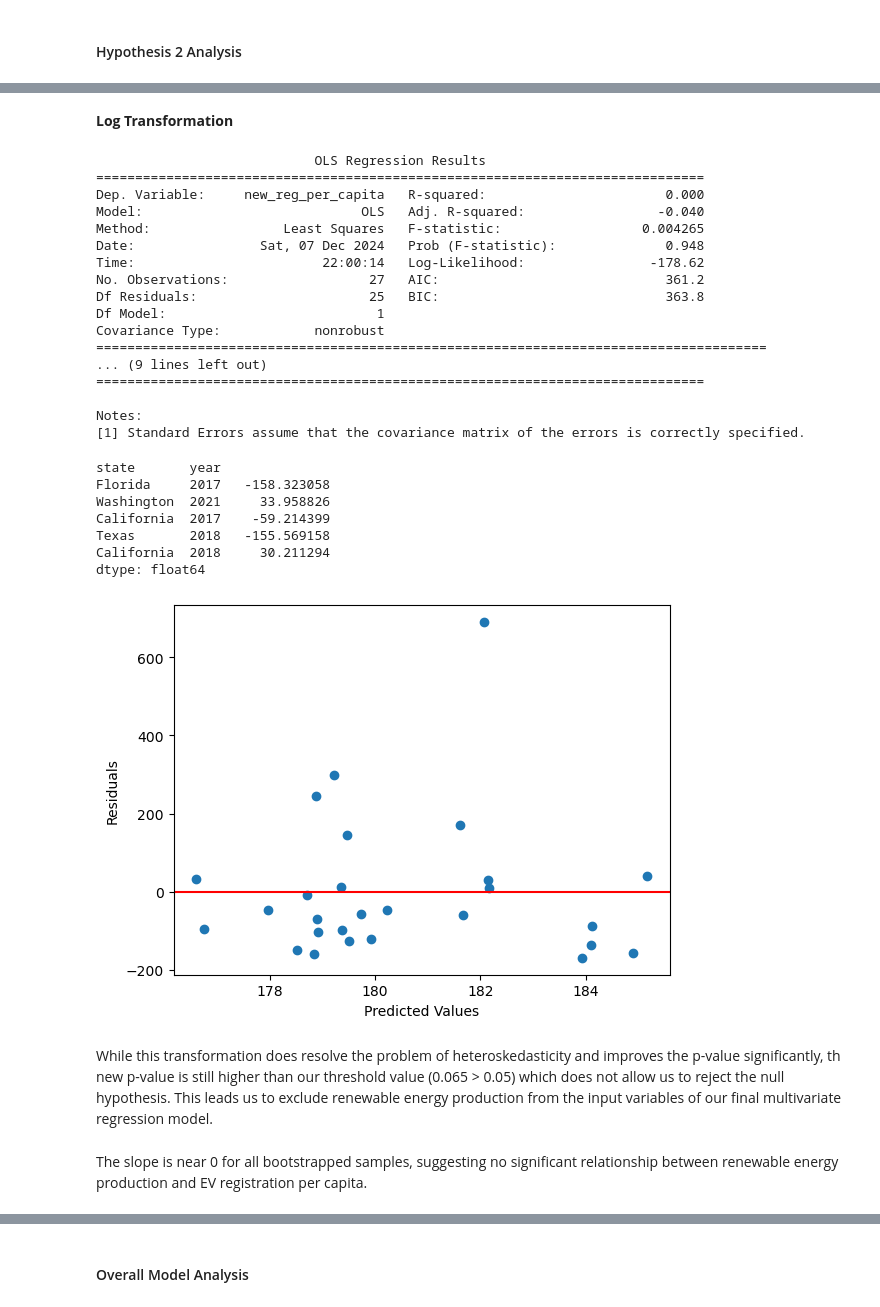
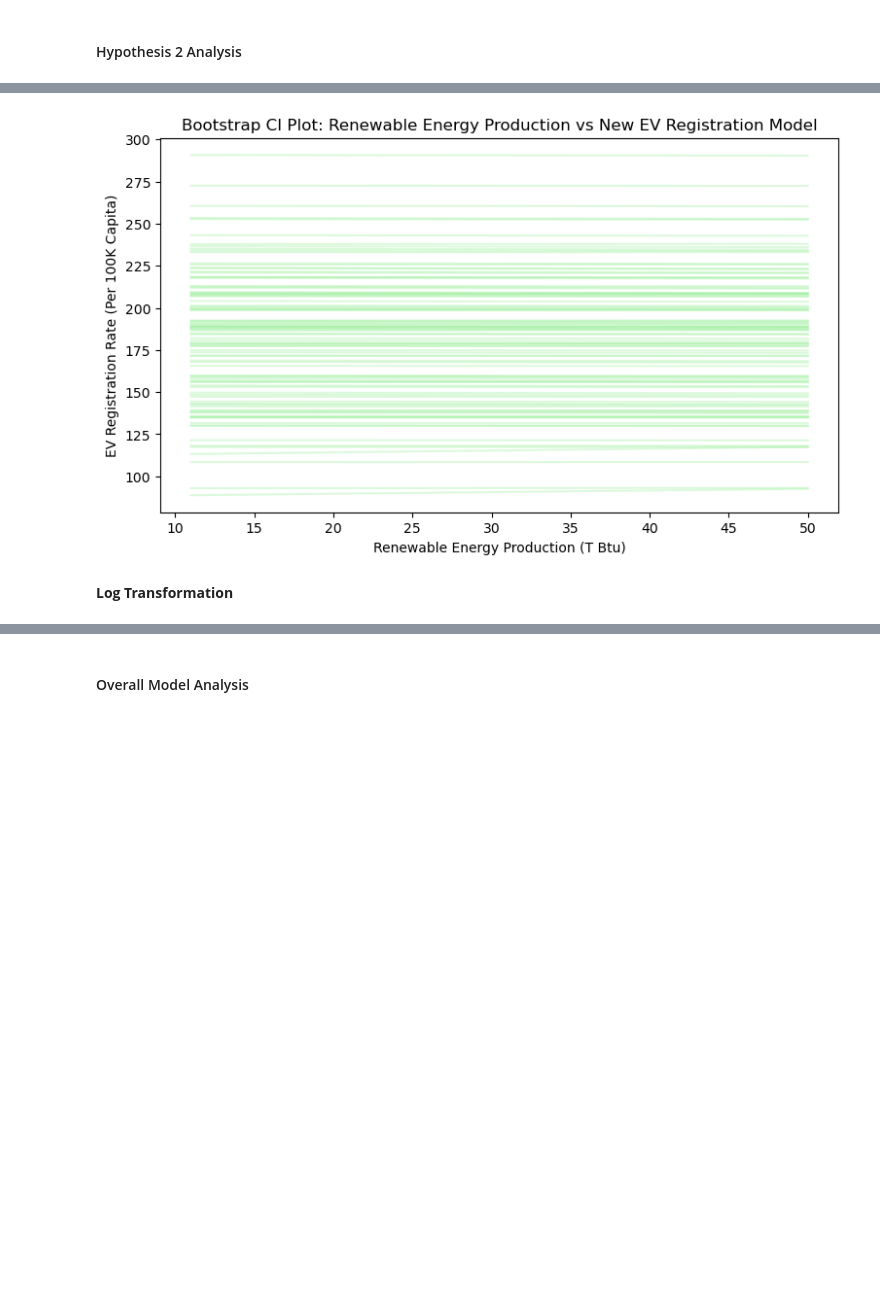
Before and after one commit to kyle-du/ev-research-proj, a Jupyter notebook: INFO2950_Phase 5_Deliverable.ipynb, the cells around one changed output, grey strips where cells are left out. Saved outputs shown, nothing was run; the diff lists cells and outputs as text; code cells hidden in the pictures; blank space fills up the shorter version.

```diff
--- a/INFO2950_Phase 5_Deliverable.ipynb
+++ b/INFO2950_Phase 5_Deliverable.ipynb
@@ -573,49 +561,29 @@ plt.show()
+# %%
+## Bootstrapping
+plt.figure(figsize=(9, 5))
+
+bootstrapped_states = list()
+for i in range(100):
+    bootstrapped_sample = data.sample(n=25, replace=True)
+    bootstrapped_states.append(bootstrapped_sample)
+
+domain = np.arange(11, 51).reshape(-1, 1)
+
+for i in range(100):
+    df = bootstrapped_states[i]
+
+    bt_model = LinearRegression().\
+    fit(df[["renewable_prod"]].values, df["new_reg_per_capita"].values)
+    y_pred = bt_model.predict(domain)
+    sns.lineplot(x=domain.\
+                 reshape(-1), y=y_pred, color="lightgreen", alpha=0.3)
+
+# Labels
+plt.title("Bootstrap CI Plot: Renewable Energy Production vs New EV Registration Model")
+plt.xlabel("Renewable Energy Production (T Btu)")
+plt.ylabel("EV Registration Rate (Per 100K Capita)")
+plt.show()
+# %% [output]
+[figure, added]
 # %% [markdown]
 **Log Transformation**
-# %%
-# Train data
-X_train_ps2 = train[['log_renewable_prod']]
-X_train_ps2 = sm.add_constant(X_train_ps2)
-y_train_ps2 = train['new_reg_per_capita']
-
-# Fit model
-model_ps2 = sm.OLS(y_train_ps2, X_train_ps2)
-results = model_ps2.fit()
-
-print(results.summary())
-
-# Make predictions
-train_pred_ps2 = results.predict(X_train_ps2)
-
-# Residuals
-residuals_ps2 = y_train_ps2 - train_pred_ps2
-display(residuals_ps2.head())
-
-# Residual Plot
-residual_plot(train_pred_ps2, residuals_ps2)
-# %% [output]
-                            OLS Regression Results
-==============================================================================
-Dep. Variable:     new_reg_per_capita   R-squared:                       0.000
-Model:                            OLS   Adj. R-squared:                 -0.040
-Method:                 Least Squares   F-statistic:                  0.004265
-Date:                Sat, 07 Dec 2024   Prob (F-statistic):              0.948
-Time:                        22:00:14   Log-Likelihood:                -178.62
-No. Observations:                  27   AIC:                             361.2
-Df Residuals:                      25   BIC:                             363.8
-Df Model:                           1
-Covariance Type:            nonrobust
-======================================================================================
-... (9 lines left out)
-==============================================================================
-
-Notes:
-[1] Standard Errors assume that the covariance matrix of the errors is correctly specified.
-state       year
-Florida     2017   -158.323058
-Washington  2021     33.958826
-California  2017    -59.214399
-Texas       2018   -155.569158
-California  2018     30.211294
-dtype: float64
-[figure, removed]
@@ -627,4 +589,0 @@ y_test_ps2 = test['new_reg_per_capita']
-# %% [markdown]
-While this transformation does resolve the problem of heteroskedasticity and improves the p-value significantly, th new p-value is still higher than our threshold value (0.065 > 0.05) which does not allow us to reject the null hypothesis. This leads us to exclude renewable energy production from the input variables of our final multivariate regression model.
-# %% [markdown]
-The slope is near 0 for all bootstrapped samples, suggesting no significant relationship between renewable energy production and EV registration per capita.
```
Also changed, not shown: parts of 22 cells of this notebook.
